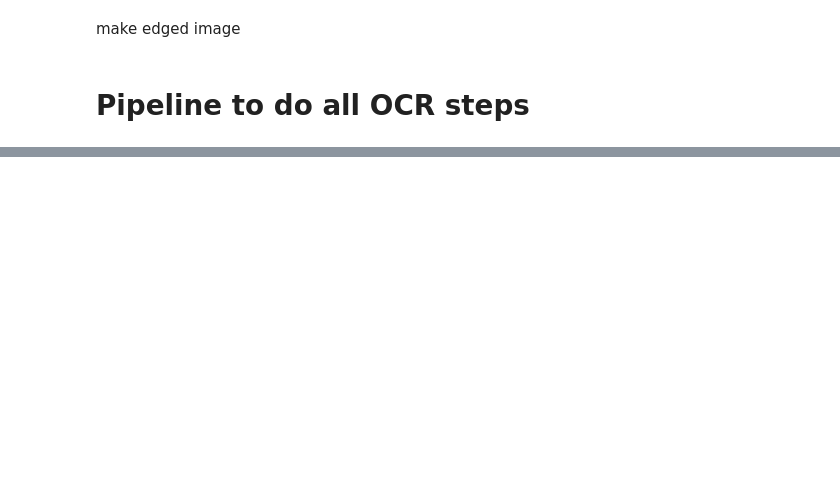
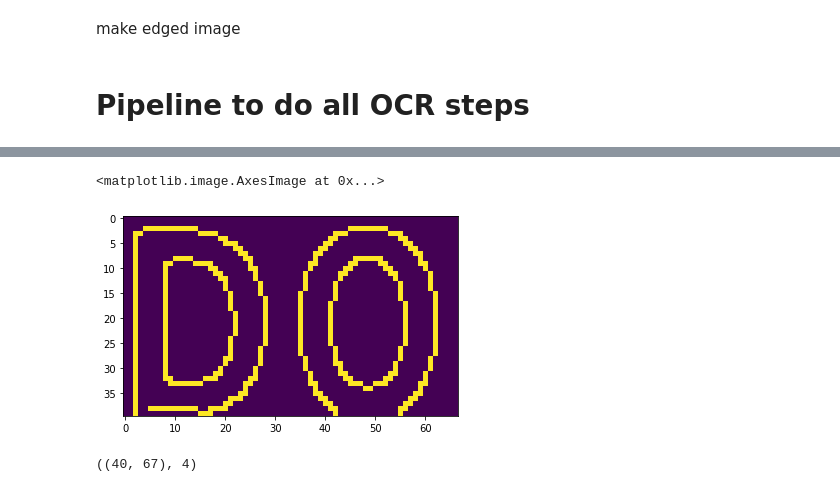
Before and after one commit to DanendraAHP/apaantuh_OCR, a Jupyter notebook: text_detector.ipynb, the cells around one changed output, grey strips where cells are left out. Drawn from its saved outputs; the diff is of its cells as text; code cells hidden in the pictures; blank space fills up the shorter version.

```diff
--- a/text_detector.ipynb
+++ b/text_detector.ipynb
@@ -244,0 +417,9 @@ CNNUCE
+# %%
+img_path = 'dataset/test_ocr.png'
+text_detection_boxes = text_detection(img_path, east_model, min_confidence, width, height)
+img = cv2.imread(img_path)
+(startX, startY, endX, endY) = text_detection_boxes[0]
+cropped_image =  img[startY:endY, startX:endX]
+gray = cv2.cvtColor(cropped_image, cv2.COLOR_RGB2GRAY)
+blurred = cv2.GaussianBlur(gray, (5, 5), 0)
+edged = cv2.Canny(blurred, 30, 150)
@@ -244,0 +428,5 @@ CNNUCE
+# %%
+plt.imshow(edged)
+# %% [output]
+<matplotlib.image.AxesImage at 0x...>
+[figure, added]
@@ -244,0 +438,4 @@ CNNUCE
+# %%
+gray.shape, len(cnts)
+# %% [output]
+((40, 67), 4)
```
Also changed, not shown: parts of 29 cells of this notebook, 4 other files.
